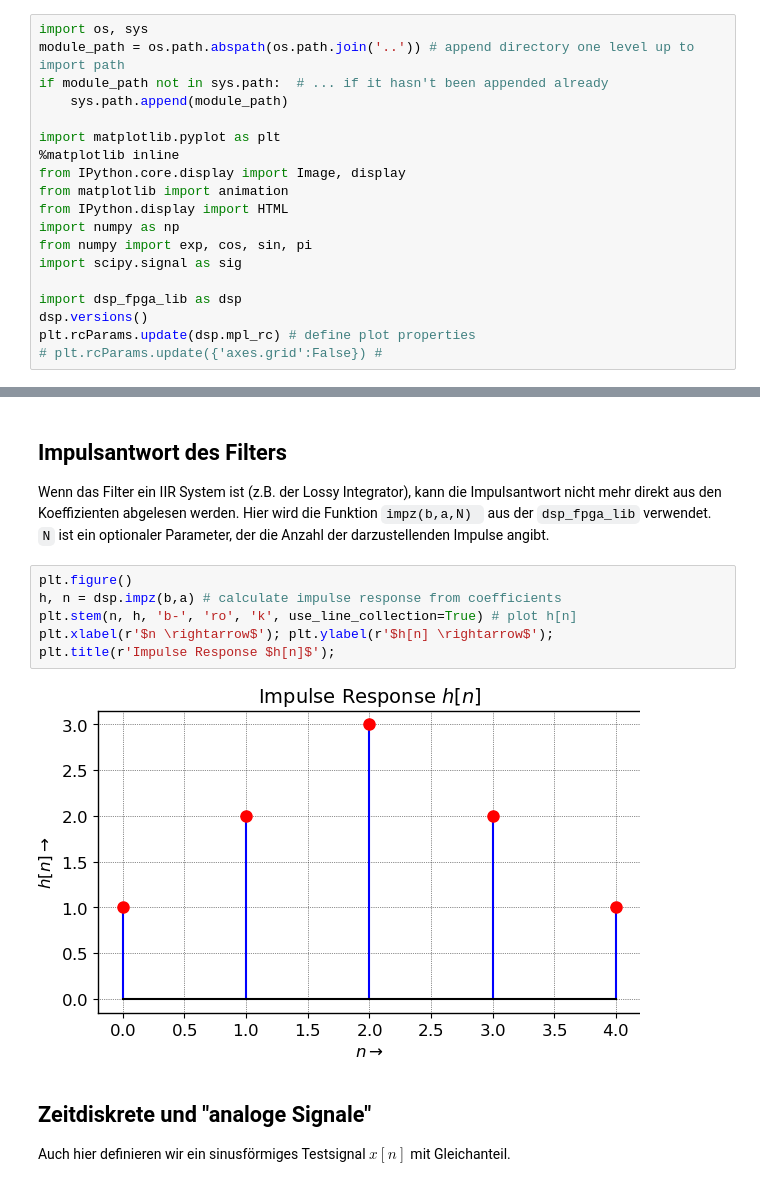
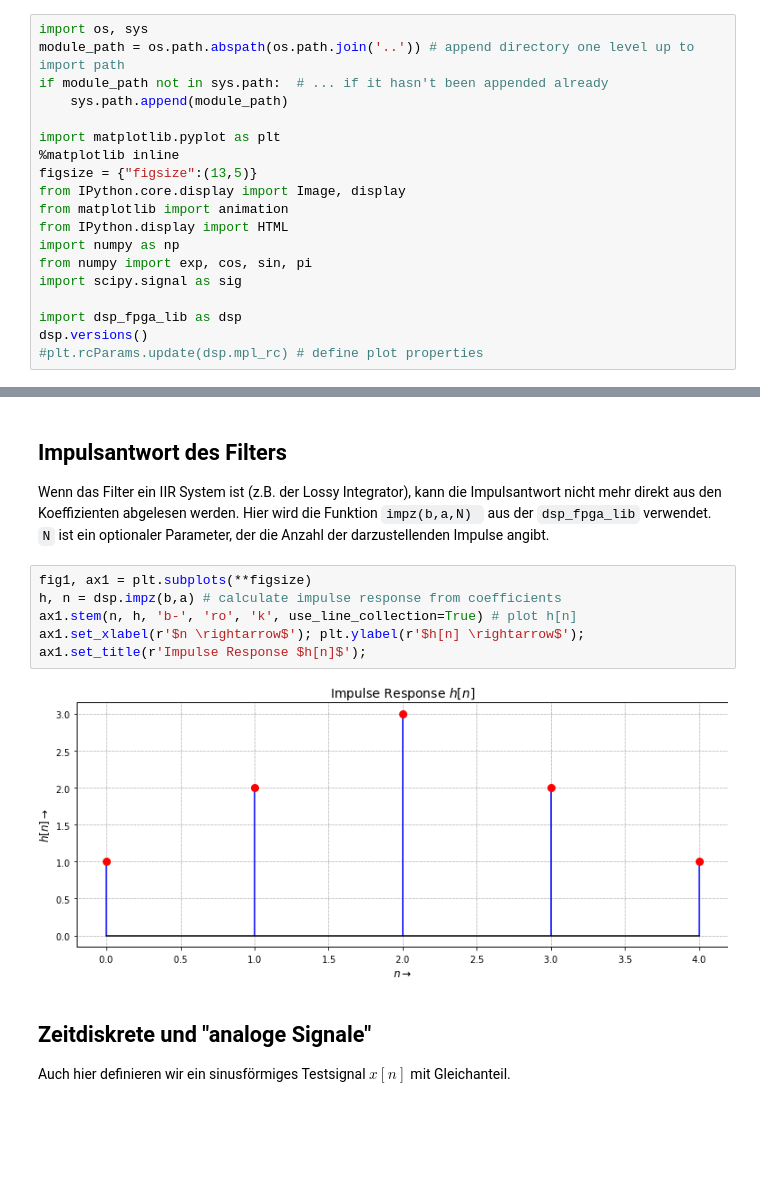
Before and after one commit to chipmuenk/dsp, a Jupyter notebook: notebooks/02_LTF/LTF-Basics.ipynb, the cells around one changed output, grey strips where cells are left out. Cells and saved outputs as stored; diff of their text form; blank space fills up the shorter version.

```diff
--- a/notebooks/02_LTF/LTF-Basics.ipynb
+++ b/notebooks/02_LTF/LTF-Basics.ipynb
@@ -10,6 +10,7 @@ if module_path not in sys.path:  # ... if it hasn't been appended already
 
 import matplotlib.pyplot as plt
 %matplotlib inline
+figsize = {"figsize":(13,5)}
 from IPython.core.display import Image, display
 from matplotlib import animation
 from IPython.display import HTML
@@ -19,7 +20,6 @@ import scipy.signal as sig
 
 import dsp_fpga_lib as dsp
 dsp.versions()
-plt.rcParams.update(dsp.mpl_rc) # define plot properties
-# plt.rcParams.update({'axes.grid':False}) #
+#plt.rcParams.update(dsp.mpl_rc) # define plot properties
 # %% [output]
 Python version: 3.7.4
@@ -54,13 +54,13 @@ b = np.convolve([1,1,1],[1,1,1]); a = 1
 ## Impulsantwort des Filters
 Wenn das Filter ein IIR System ist (z.B. der Lossy Integrator), kann die Impulsantwort nicht mehr direkt aus den Koeffizienten abgelesen werden. Hier wird die Funktion `impz(b,a,N) ` aus der `dsp_fpga_lib` verwendet. `N` ist ein optionaler Parameter, der die Anzahl der darzustellenden Impulse angibt.
 # %%
-plt.figure()
+fig1, ax1 = plt.subplots(**figsize)
 h, n = dsp.impz(b,a) # calculate impulse response from coefficients
-plt.stem(n, h, 'b-', 'ro', 'k', use_line_collection=True) # plot h[n]
-plt.xlabel(r'$n \rightarrow$'); plt.ylabel(r'$h[n] \rightarrow$');
-plt.title(r'Impulse Response $h[n]$');
+ax1.stem(n, h, 'b-', 'ro', 'k', use_line_collection=True) # plot h[n]
+ax1.set_xlabel(r'$n \rightarrow$'); plt.ylabel(r'$h[n] \rightarrow$');
+ax1.set_title(r'Impulse Response $h[n]$');
 # %% [output]
-[figure, old version]
+[figure, new version]
 # %% [markdown]
 ## Zeitdiskrete und "analoge Signale"
 Auch hier definieren wir ein sinusförmiges Testsignal $x[n]$ mit Gleichanteil.
```
Also changed, not shown: parts of 4 cells of this notebook, 5 other files.
